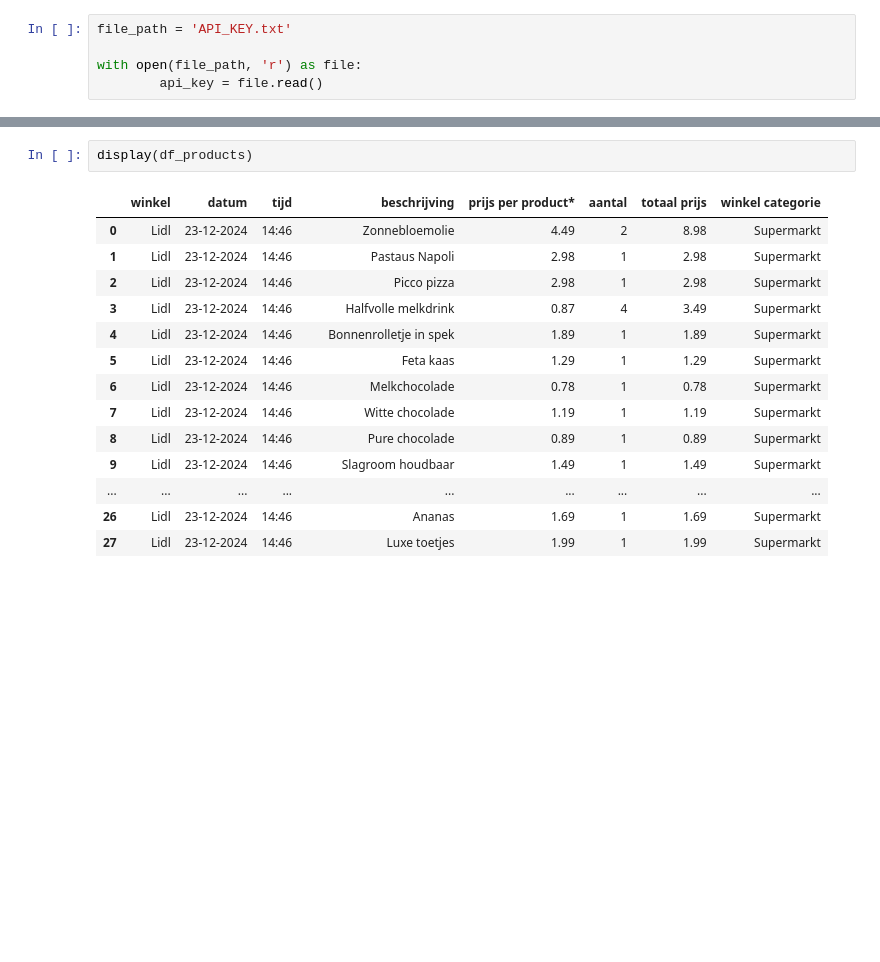
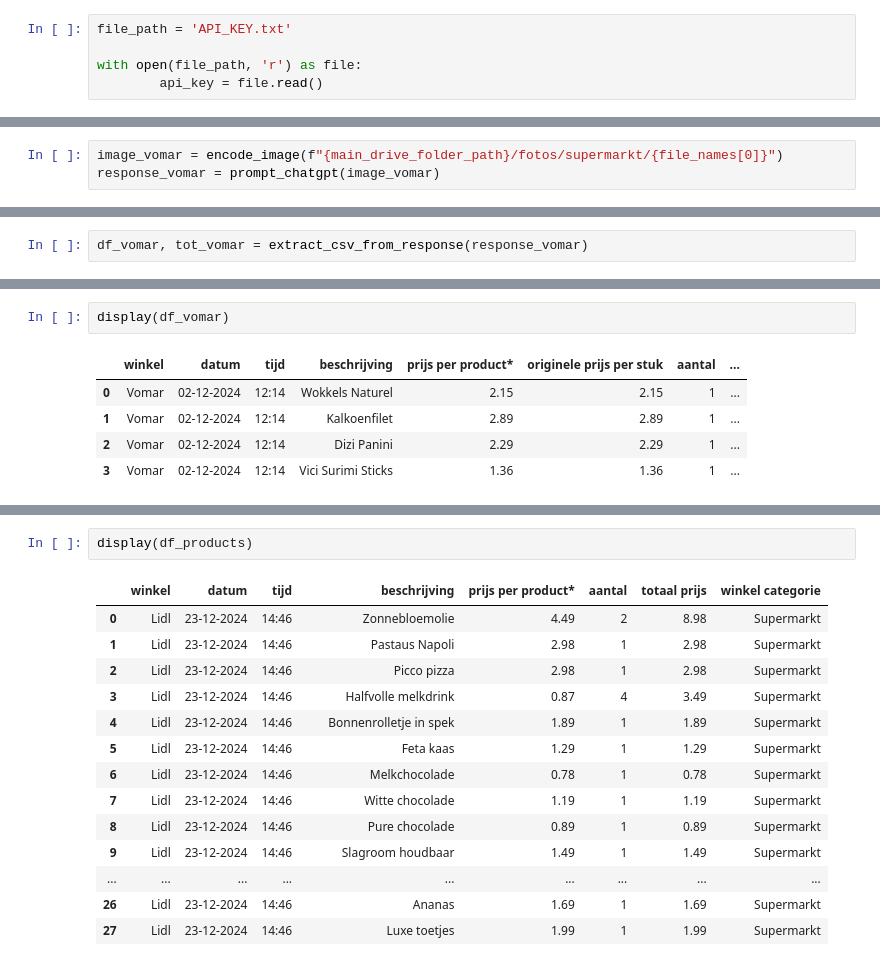
Before and after one commit to FemkeBakker/kassabonnen, a Jupyter notebook: chatgpt.ipynb, the cells around one changed output, grey strips where cells are left out. Saved outputs shown, nothing was run; the diff lists cells and outputs as text; blank space fills up the shorter version.

```diff
--- a/chatgpt.ipynb
+++ b/chatgpt.ipynb
@@ -123,3 +127,6 @@ def create_overview_csv(df_products, elapsed_time, response, total):
 
     df_overview = pd.DataFrame(data)
     return df_overview, id
+# %%
+image_vomar = encode_image(f"{main_drive_folder_path}/fotos/supermarkt/{file_names[0]}")
+response_vomar = prompt_chatgpt(image_vomar)
@@ -125,0 +141,2 @@ def create_overview_csv(df_products, elapsed_time, response, total):
+# %%
+df_vomar, tot_vomar = extract_csv_from_response(response_vomar)
@@ -125,0 +151,8 @@ def create_overview_csv(df_products, elapsed_time, response, total):
+# %%
+display(df_vomar)
+# %% [output]
+|  | winkel | datum | tijd | beschrijving | prijs per product* | originele prijs per stuk | aantal | ... |
+| 0 | Vomar | 02-12-2024 | 12:14 | Wokkels Naturel | 2.15 | 2.15 | 1 | ... |
+| 1 | Vomar | 02-12-2024 | 12:14 | Kalkoenfilet | 2.89 | 2.89 | 1 | ... |
+| 2 | Vomar | 02-12-2024 | 12:14 | Dizi Panini | 2.29 | 2.29 | 1 | ... |
+| 3 | Vomar | 02-12-2024 | 12:14 | Vici Surimi Sticks | 1.36 | 1.36 | 1 | ... |
```
Also changed, not shown: parts of 9 cells of this notebook.
